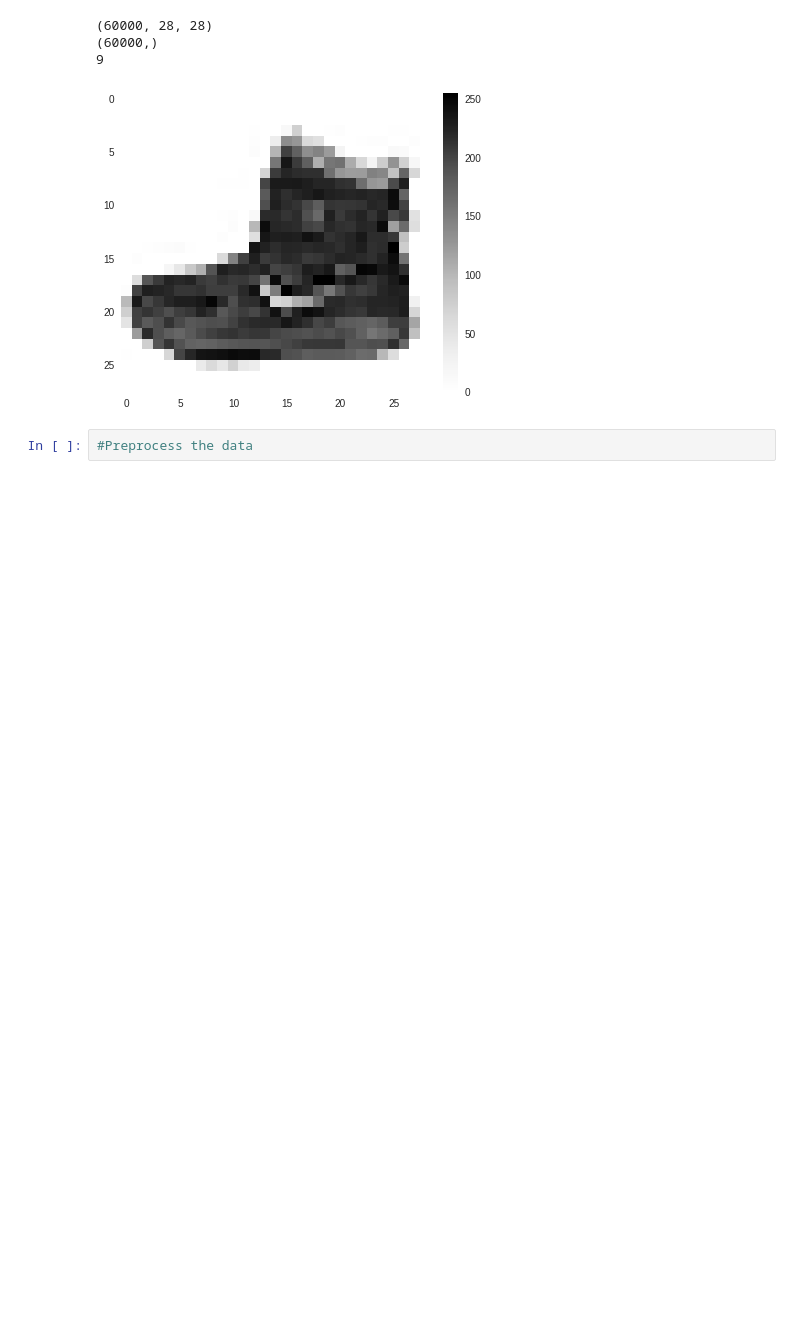
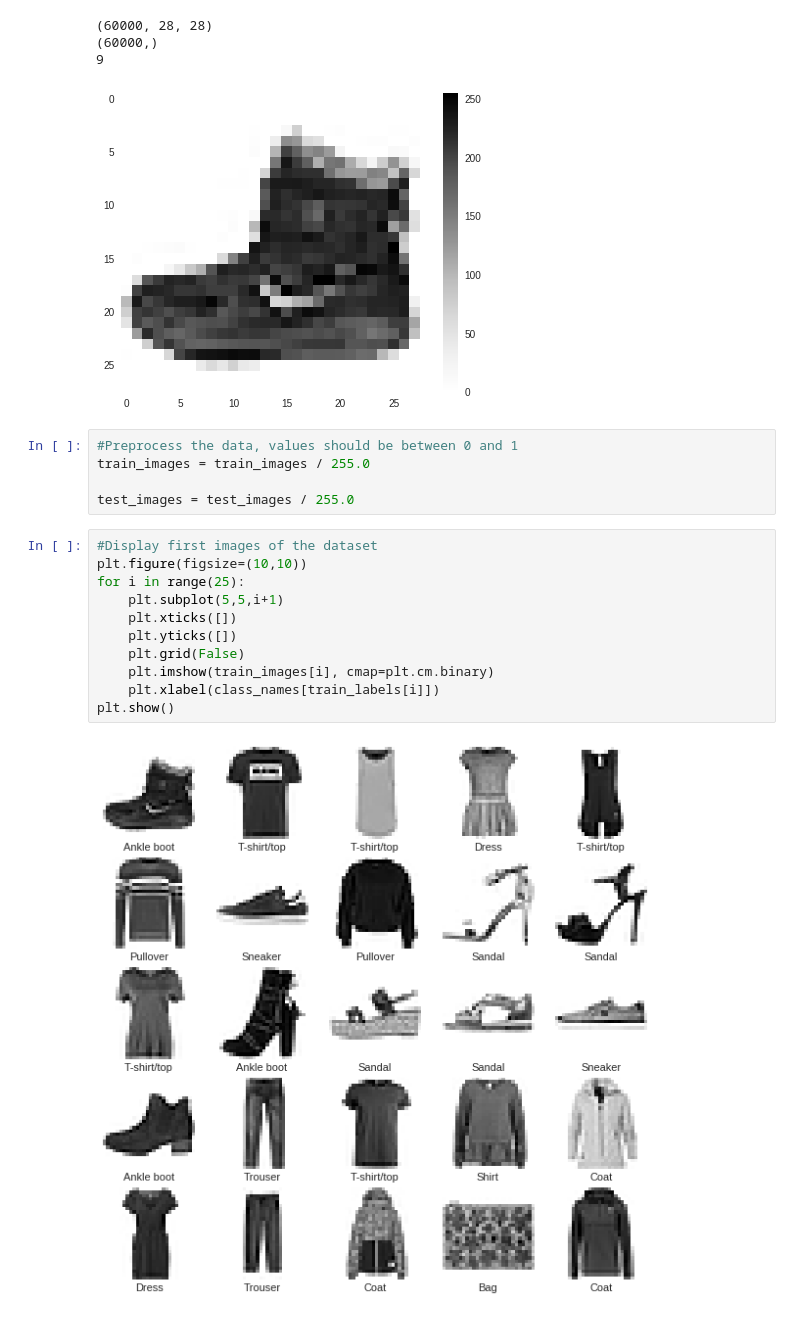
Before and after one commit to lambdaps/TensorFlow-Notebook, a Jupyter notebook: Basic Classification - Fashion MNIST.ipynb, the cells around one changed output. Saved outputs shown, nothing was run; the diff lists cells and outputs as text; blank space fills up the shorter version.

```diff
--- a/Basic Classification - Fashion MNIST.ipynb
+++ b/Basic Classification - Fashion MNIST.ipynb
@@ -39,5 +48,21 @@ plt.show()
 (60000,)
 9
 [figure]
-# %%
-#Preprocess the data
+# %%
+#Preprocess the data, values should be between 0 and 1
+train_images = train_images / 255.0
+
+test_images = test_images / 255.0
+# %%
+#Display first images of the dataset
+plt.figure(figsize=(10,10))
+for i in range(25):
+    plt.subplot(5,5,i+1)
+    plt.xticks([])
+    plt.yticks([])
+    plt.grid(False)
+    plt.imshow(train_images[i], cmap=plt.cm.binary)
+    plt.xlabel(class_names[train_labels[i]])
+plt.show()
+# %% [output]
+[figure, added]
```
Also changed, not shown: parts of 2 cells of this notebook.
